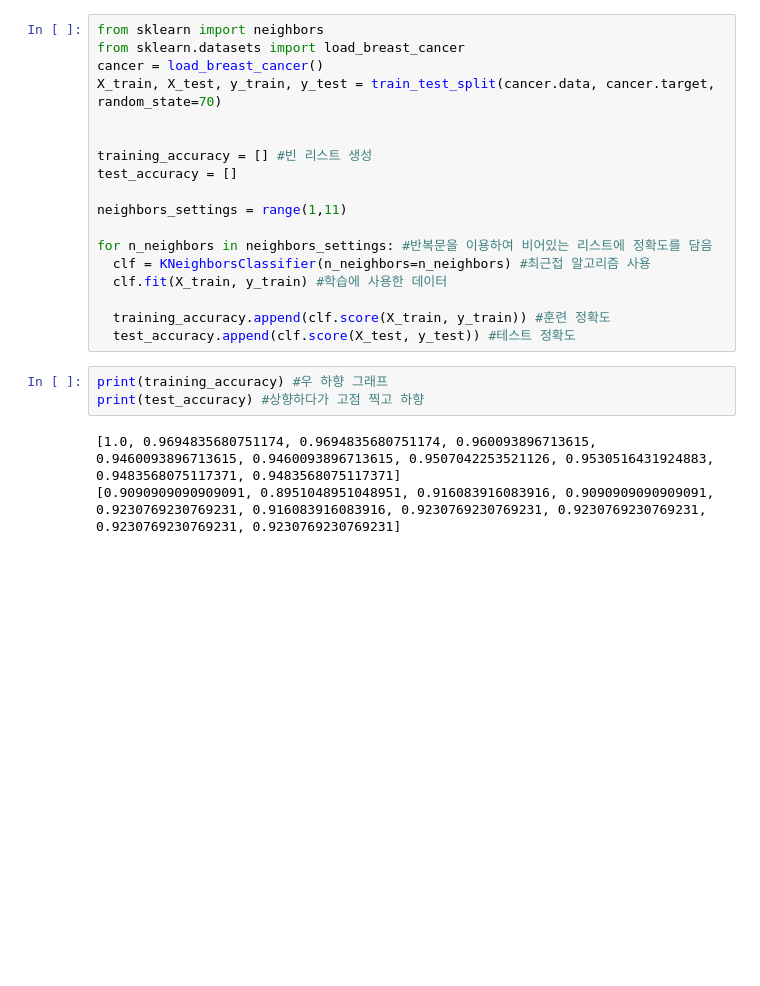
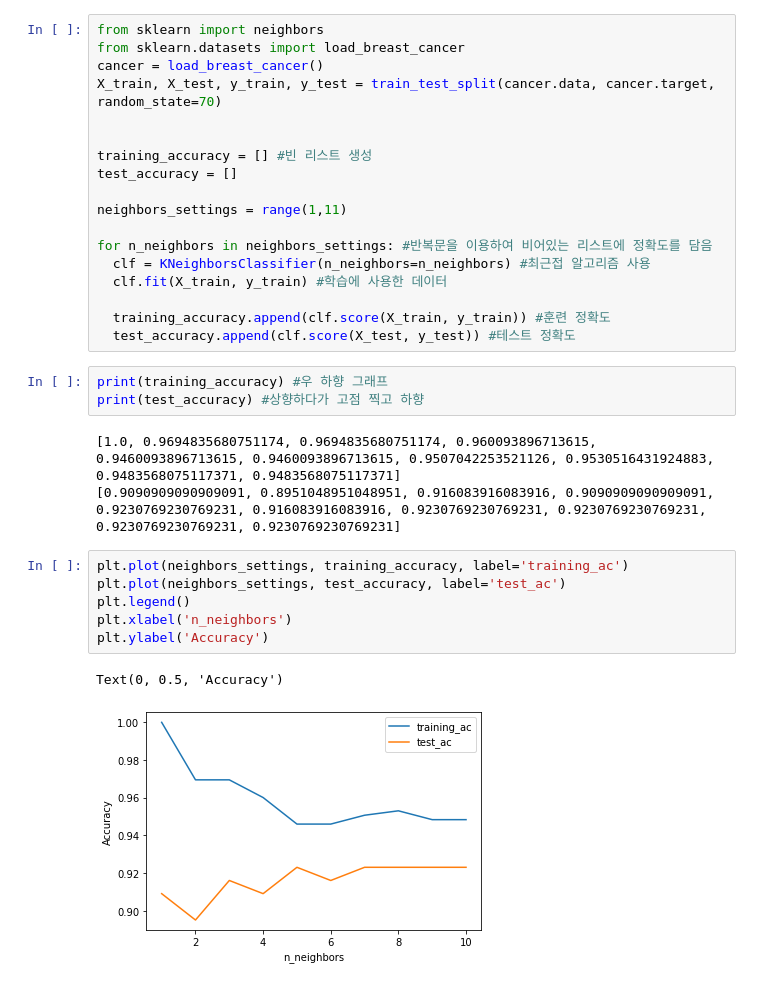
Before and after one commit to sucong2/ai-school-1, a Jupyter notebook: preprocessor_2.ipynb, the cells around one changed output. Cells and saved outputs as stored; diff of their text form; blank space fills up the shorter version.

```diff
--- a/preprocessor_2.ipynb
+++ b/preprocessor_2.ipynb
@@ -159,3 +159,12 @@ print(test_accuracy) #상향하다가 고점 찍고 하향
 # %% [output]
 [1.0, 0.9694835680751174, 0.9694835680751174, 0.960093896713615, 0.9460093896713615, 0.9460093896713615, 0.9507042253521126, 0.9530516431924883, 0.9483568075117371, 0.9483568075117371]
 [0.9090909090909091, 0.8951048951048951, 0.916083916083916, 0.9090909090909091, 0.9230769230769231, 0.916083916083916, 0.9230769230769231, 0.9230769230769231, 0.9230769230769231, 0.9230769230769231]
+# %%
+plt.plot(neighbors_settings, training_accuracy, label='training_ac')
+plt.plot(neighbors_settings, test_accuracy, label='test_ac')
+plt.legend()
+plt.xlabel('n_neighbors')
+plt.ylabel('Accuracy')
+# %% [output]
+Text(0, 0.5, 'Accuracy')
+[figure, added]
```
Also changed, not shown: parts of 22 cells of this notebook.
